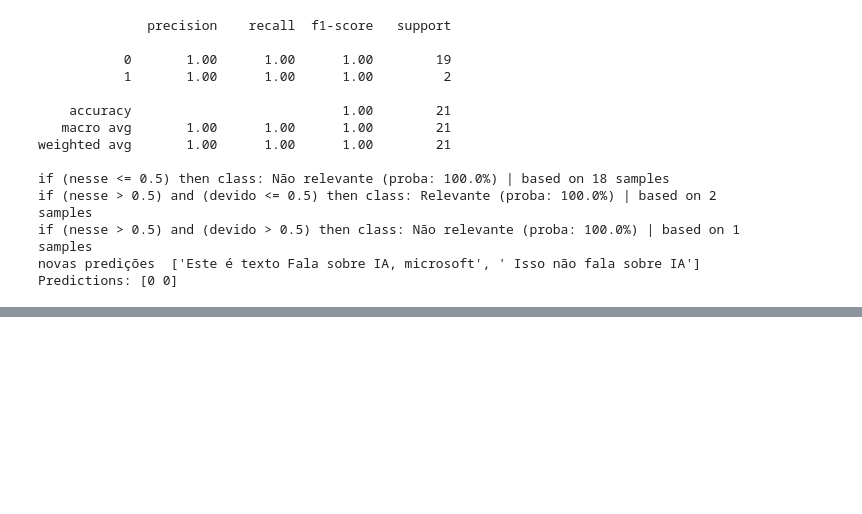
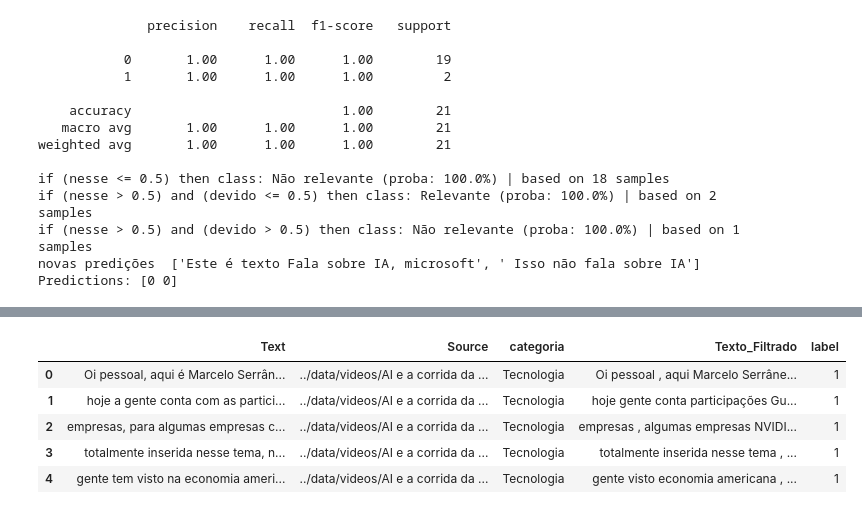
Before and after one commit to VictorBeraldo/open-speech-analytics, a Jupyter notebook: notebooks/main.ipynb, the cells around one changed output, grey strips where cells are left out. Cells and saved outputs as stored; diff of their text form; code cells hidden in the pictures; blank space fills up the shorter version.

```diff
--- a/notebooks/main.ipynb
+++ b/notebooks/main.ipynb
@@ -1042,0 +1126,15 @@ Predictions: [0 0]
+# %%
+from tqdm import tqdm
+tqdm.pandas()
+
+df['categoria'] = df['Text'].progress_apply(lambda x: classify_text(x))
+# %%
+df['label'] = df.categoria.apply(lambda x: 1 if x=="Tecnologia" else 0).tolist()  # 1 para relevante, 0 para não relevante
+df.head()
+# %% [output]
+|  | Text | Source | categoria | Texto_Filtrado | label |
+| 0 | Oi pessoal, aqui é Marcelo Serrân... | ../data/videos/AI e a corrida da ... | Tecnologia | Oi pessoal , aqui Marcelo Serrâne... | 1 |
+| 1 | hoje a gente conta com as partici... | ../data/videos/AI e a corrida da ... | Tecnologia | hoje gente conta participações Gu... | 1 |
+| 2 | empresas, para algumas empresas c... | ../data/videos/AI e a corrida da ... | Tecnologia | empresas , algumas empresas NVIDI... | 1 |
+| 3 | totalmente inserida nesse tema, n... | ../data/videos/AI e a corrida da ... | Tecnologia | totalmente inserida nesse tema , ... | 1 |
+| 4 | gente tem visto na economia ameri... | ../data/videos/AI e a corrida da ... | Tecnologia | gente visto economia americana , ... | 1 |
```
Also changed, not shown: parts of 21 cells of this notebook, 3 other files.
